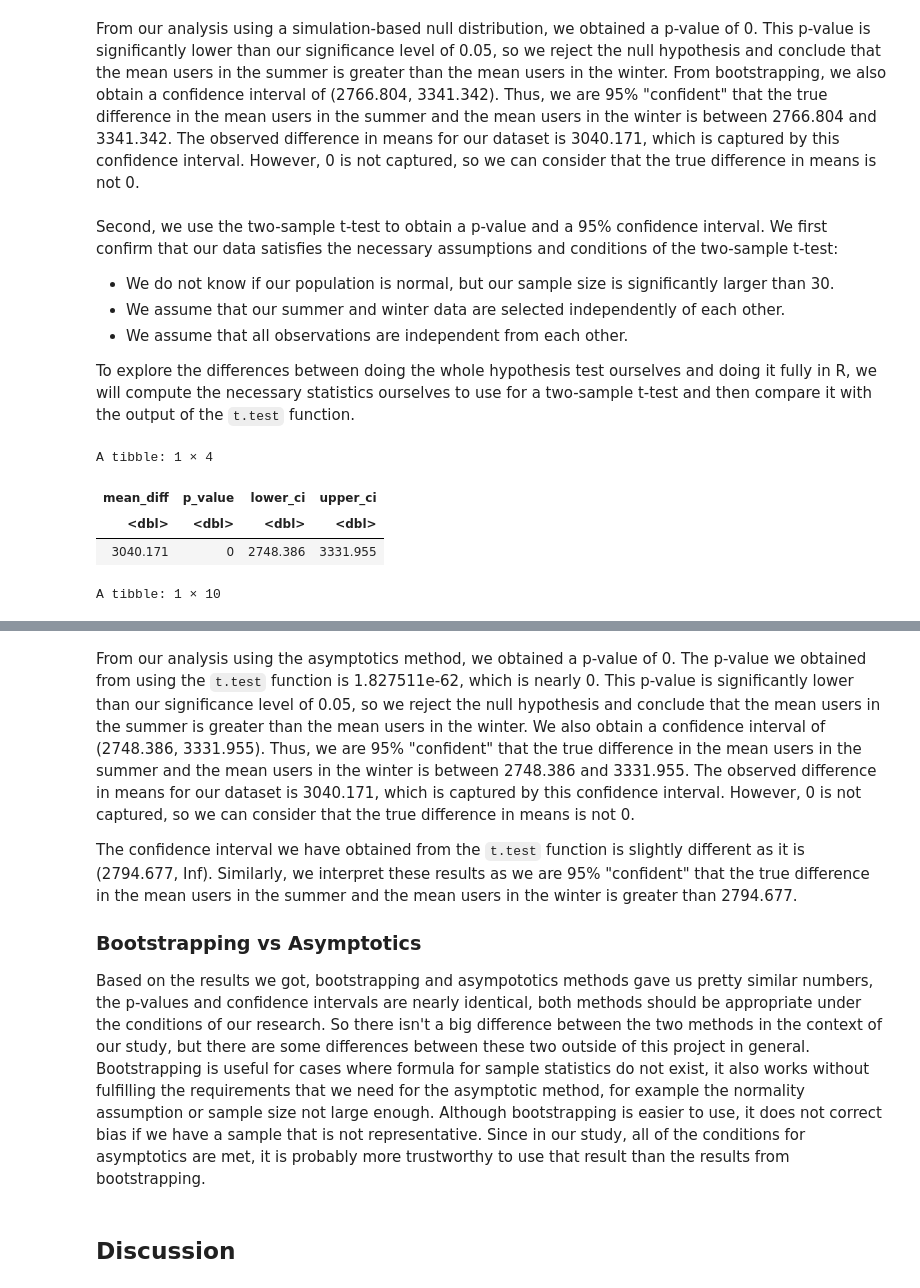
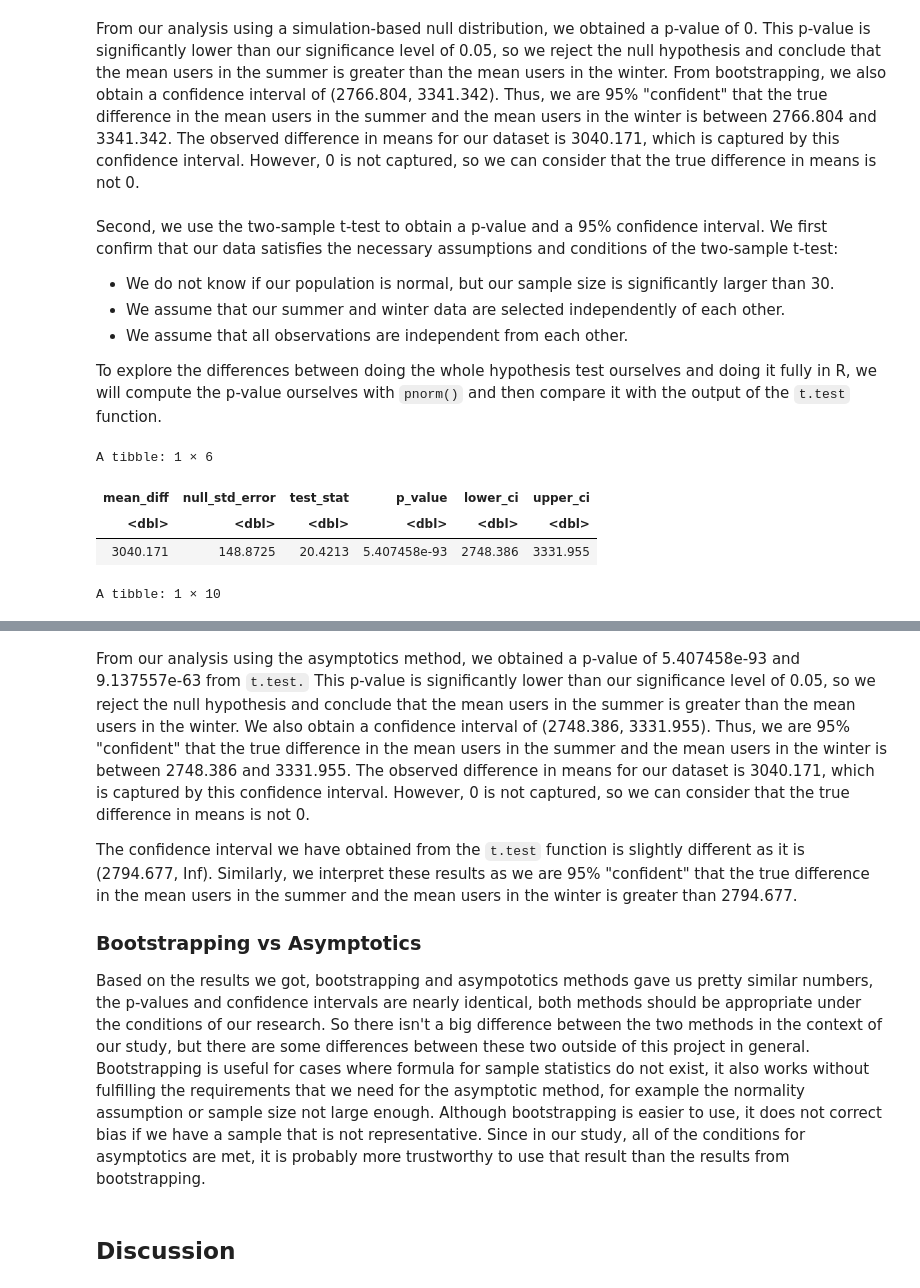
Before and after one commit to megannma/stat-201-2023s2-group-10, a Jupyter notebook: final_report.ipynb, the cells around one changed output, grey strips where cells are left out. Drawn from its saved outputs; the diff is of its cells as text; code cells hidden in the pictures.

```diff
--- a/final_report.ipynb
+++ b/final_report.ipynb
@@ -205,7 +205,7 @@ Second, we use the two-sample t-test to obtain a p-value and a 95% confidence in
 - We assume that our summer and winter data are selected independently of each other.
 - We assume that all observations are independent from each other.
 
-To explore the differences between doing the whole hypothesis test ourselves and doing it fully in R, we will compute the necessary statistics ourselves to use for a two-sample t-test and then compare it with the output of the `t.test` function.
+To explore the differences between doing the whole hypothesis test ourselves and doing it fully in R, we will compute the p-value ourselves with `pnorm()` and then compare it with the output of the `t.test` function.
 # %%
 # Create two data frames for summer and winter counts
 summer_cnt <- filtered_data %>%
@@ -221,45 +221,48 @@ winter_n <- nrow(winter_cnt)
 
 # Compute the mean counts for summer and winter
 summer_mean <- mean(summer_cnt$cnt)
 winter_mean <- mean(winter_cnt$cnt)
 
 # Compute the standard deviation of counts for summer and winter
 summer_sd <- sd(summer_cnt$cnt)
 winter_sd <- sd(winter_cnt$cnt)
 
 # Compute the difference in means between summer counts and winter counts
 mean_diff <- summer_mean - winter_mean
 
 # Compute the standard error under the null distribution
 null_std_error <- sqrt(summer_sd^2/summer_n+winter_sd^2/winter_n)
 
+# Compute the test statistic
+test_stat <- mean_diff/null_std_error
+
 # Compute the degrees of freedom
 df <- (summer_sd^2/summer_n+winter_sd^2/winter_n)^2 / (summer_sd^4/(summer_n^2*(summer_n-1))+winter_sd^4/(winter_n^2*(winter_n-1)))
 
 # Compute the p-value
-p_value <- pt(mean_diff, df = df, lower.tail = FALSE)
+p_value <- pnorm(mean_diff, 0, null_std_error, lower.tail = FALSE)
 
 # Construct a 95% confidence interval for the true population parameter
 ci <- tibble(lower_ci = mean_diff - qnorm(0.975) * null_std_error,
              upper_ci = mean_diff + qnorm(0.975) * null_std_error)
 
 # Display the results in a tibble
-tibble(mean_diff, p_value, ci)
+tibble(mean_diff, null_std_error, test_stat, p_value, ci)
 
 # Perform the two-sample t-test again using the R function `t.test`
 seasons_t_test <- tidy(t.test(x = summer_cnt$cnt, y = winter_cnt$cnt, conf.level = 0.95, alternative = "greater"))
 seasons_t_test
 # %% [output]
-A tibble: 1 × 4
+A tibble: 1 × 6
-| mean_diff | p_value | lower_ci | upper_ci |
-| <dbl> | <dbl> | <dbl> | <dbl> |
-| 3040.171 | 0 | 2748.386 | 3331.955 |
+| mean_diff | null_std_error | test_stat | p_value | lower_ci | upper_ci |
+| <dbl> | <dbl> | <dbl> | <dbl> | <dbl> | <dbl> |
+| 3040.171 | 148.8725 | 20.4213 | 5.407458e-93 | 2748.386 | 3331.955 |
 A tibble: 1 × 10
 | estimate | estimate1 | estimate2 | statistic | p.value | parameter | conf.low | conf.high | method | alternative |
 | <dbl> | <dbl> | <dbl> | <dbl> | <dbl> | <dbl> | <dbl> | <dbl> | <chr> | <chr> |
 | 3040.171 | 5644.303 | 2604.133 | 20.4213 | 9.137557e-63 | 366.9946 | 2794.677 | Inf | Welch Two Sample t-test | greater |
 # %% [markdown]
-From our analysis using the asymptotics method, we obtained a p-value of 0. The p-value we obtained from using the `t.test` function is 1.827511e-62, which is nearly 0. This p-value is significantly lower than our significance level of 0.05, so we reject the null hypothesis and conclude that the mean users in the summer is greater than the mean users in the winter. We also obtain a confidence interval of (2748.386, 3331.955). Thus, we are 95% "confident" that the true difference in the mean users in the summer and the mean users in the winter is between 2748.386 and 3331.955. The observed difference in means for our dataset is 3040.171, which is captured by this confidence interval. However, 0 is not captured, so we can consider that the true difference in means is not 0.
+From our analysis using the asymptotics method, we obtained a p-value of 5.407458e-93 and 9.137557e-63 from `t.test.` This p-value is significantly lower than our significance level of 0.05, so we reject the null hypothesis and conclude that the mean users in the summer is greater than the mean users in the winter. We also obtain a confidence interval of (2748.386, 3331.955). Thus, we are 95% "confident" that the true difference in the mean users in the summer and the mean users in the winter is between 2748.386 and 3331.955. The observed difference in means for our dataset is 3040.171, which is captured by this confidence interval. However, 0 is not captured, so we can consider that the true difference in means is not 0.
 
 The confidence interval we have obtained from the `t.test` function is slightly different as it is (2794.677, Inf). Similarly, we interpret these results as we are 95% "confident" that the true difference in the mean users in the summer and the mean users in the winter is greater than 2794.677.
 
```
